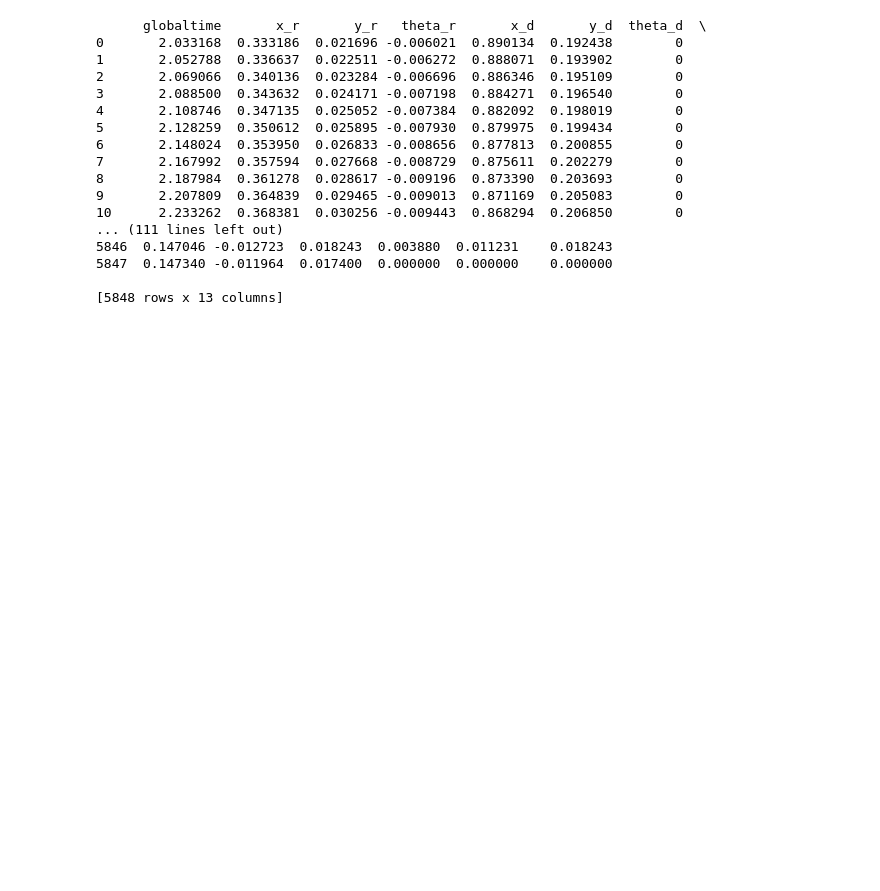
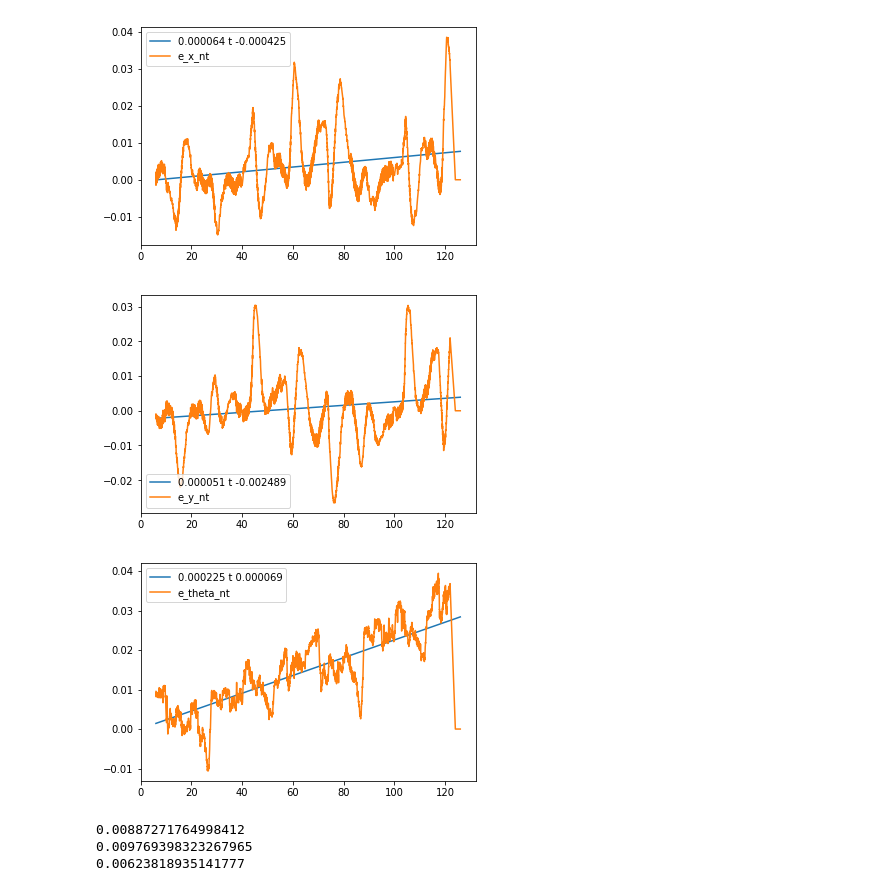
Before and after one commit to dyerbm/OmniWheel, a Jupyter notebook: 3WD-Omniwheel/VICON Data/Data_Processing.ipynb, the cells around one changed output. Saved outputs shown, nothing was run; the diff lists cells and outputs as text; code cells hidden in the pictures; blank space fills up the shorter version.

```diff
--- a/3WD-Omniwheel/VICON Data/Data_Processing.ipynb
+++ b/3WD-Omniwheel/VICON Data/Data_Processing.ipynb
@@ -151,20 +159,0 @@ print(RMSE_theta_nt)
-# %%
-print(pdata)
-# %% [output]
-      globaltime       x_r       y_r   theta_r       x_d       y_d  theta_d  \
-0       2.033168  0.333186  0.021696 -0.006021  0.890134  0.192438        0
-1       2.052788  0.336637  0.022511 -0.006272  0.888071  0.193902        0
-2       2.069066  0.340136  0.023284 -0.006696  0.886346  0.195109        0
-3       2.088500  0.343632  0.024171 -0.007198  0.884271  0.196540        0
-4       2.108746  0.347135  0.025052 -0.007384  0.882092  0.198019        0
-5       2.128259  0.350612  0.025895 -0.007930  0.879975  0.199434        0
-6       2.148024  0.353950  0.026833 -0.008656  0.877813  0.200855        0
-7       2.167992  0.357594  0.027668 -0.008729  0.875611  0.202279        0
-8       2.187984  0.361278  0.028617 -0.009196  0.873390  0.203693        0
-9       2.207809  0.364839  0.029465 -0.009013  0.871169  0.205083        0
-10      2.233262  0.368381  0.030256 -0.009443  0.868294  0.206850        0
-... (111 lines left out)
-5846  0.147046 -0.012723  0.018243  0.003880  0.011231    0.018243
-5847  0.147340 -0.011964  0.017400  0.000000  0.000000    0.000000
-
-[5848 rows x 13 columns]
@@ -174,0 +160,46 @@ print(pdata)
+# %%
+'''def fit_func(x, a):
+    return a*x
+
+m_x = curve_fit(fit_func, pdata['globaltime'], pdata['e_x_nt'])[0]
+m_y = curve_fit(fit_func, pdata['globaltime'], pdata['e_y_nt'])[0]
+m_theta = curve_fit(fit_func, pdata['globaltime'], pdata['e_theta_nt'])[0]
+
+plt.plot(pdata['globaltime'],m_x*pdata['globaltime'],label=("%f t" % (m_x)))
+plt.plot(pdata['globaltime'],pdata['e_x_nt'])
+plt.legend()
+plt.show()
+
+plt.plot(pdata['globaltime'],m_y*pdata['globaltime'],label=("%f t" % (m_y)))
+plt.plot(pdata['globaltime'],pdata['e_y_nt'])
+plt.legend()
+plt.show()
+
+plt.plot(pdata['globaltime'],m_theta*pdata['globaltime'],label=("%f t" % (m_theta)))
+plt.plot(pdata['globaltime'],pdata['e_theta_nt'])
+plt.legend()
+plt.show()
+'''
+
+m_x,b_x = np.polyfit(pdata['globaltime'], pdata['e_x_nt'], 1) # Come up with linear fits for drift
+m_y,b_y = np.polyfit(pdata['globaltime'], pdata['e_y_nt'], 1)
+m_theta,b_theta = np.polyfit(pdata['globaltime'], pdata['e_theta_nt'], 1)
+
+plt.plot(pdata['globaltime'],m_x*pdata['globaltime']+b_x,label=("%f t %f" % (m_x,b_x)))
+plt.plot(pdata['globaltime'],pdata['e_x_nt'])
+plt.legend()
+plt.show()
+
+plt.plot(pdata['globaltime'],m_y*pdata['globaltime']+b_y,label=("%f t %f" % (m_y,b_y)))
+plt.plot(pdata['globaltime'],pdata['e_y_nt'])
+plt.legend()
+plt.show()
+
+plt.plot(pdata['globaltime'],m_theta*pdata['globaltime']+b_theta,label=("%f t %f" % (m_theta,b_theta)))
+plt.plot(pdata['globaltime'],pdata['e_theta_nt'])
+plt.legend()
+plt.show()
+# %% [output]
+[figure, added]
+[figure, added]
+[figure, added]
@@ -174,0 +215,12 @@ print(pdata)
+# %%
+RMSE_x_adj=np.sqrt(sum(pdata['e_x_adj']**2)/len(pdata['e_x']))
+RMSE_y_adj=np.sqrt(sum(pdata['e_y_adj']**2)/len(pdata['e_x']))
+RMSE_theta_adj=np.sqrt(sum(pdata['e_theta_adj']**2)/len(pdata['e_x']))
+
+print(RMSE_x_adj)
+print(RMSE_y_adj)
+print(RMSE_theta_adj)
+# %% [output]
+0.00887271764998412
+0.009769398323267965
+0.00623818935141777
```
Also changed, not shown: parts of 11 cells of this notebook.
